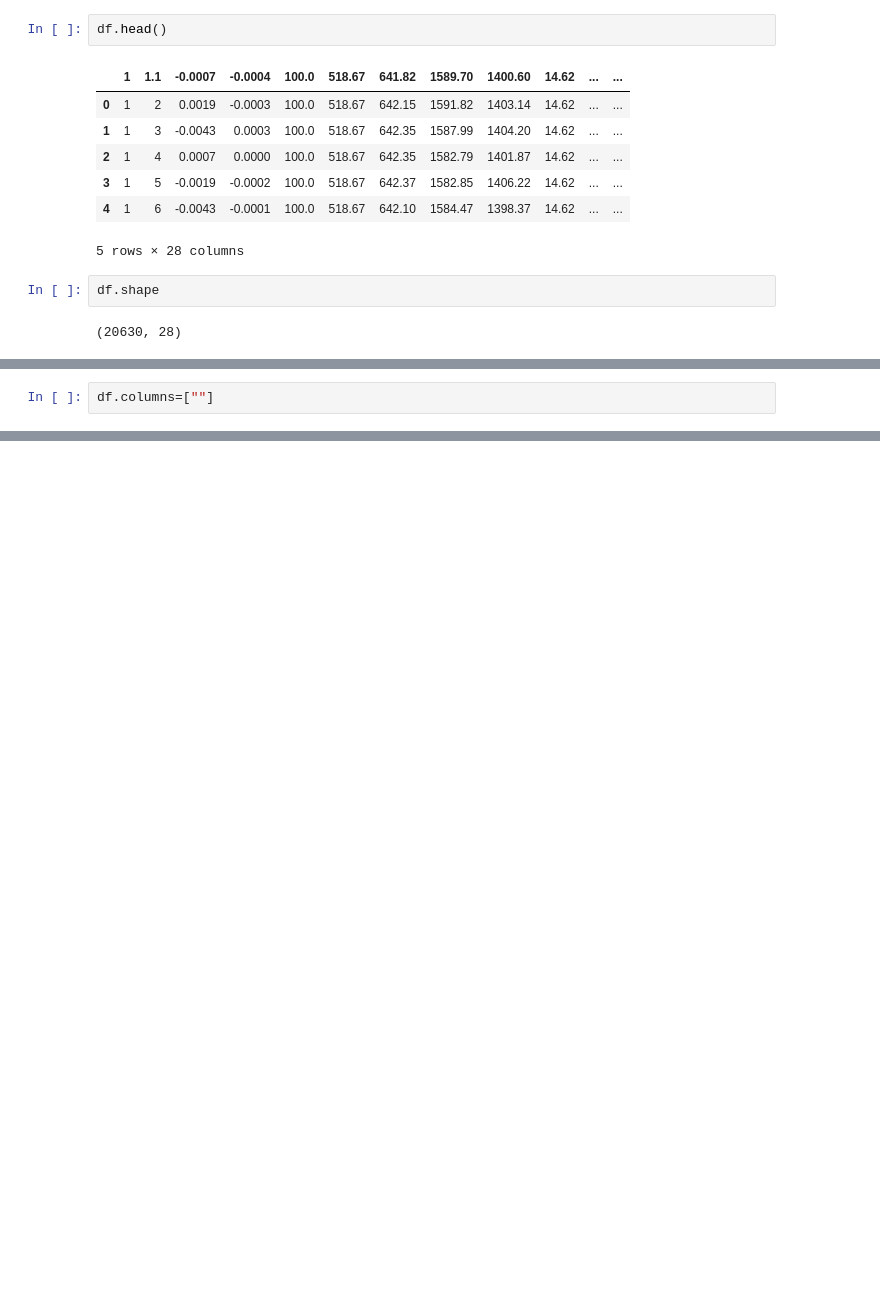
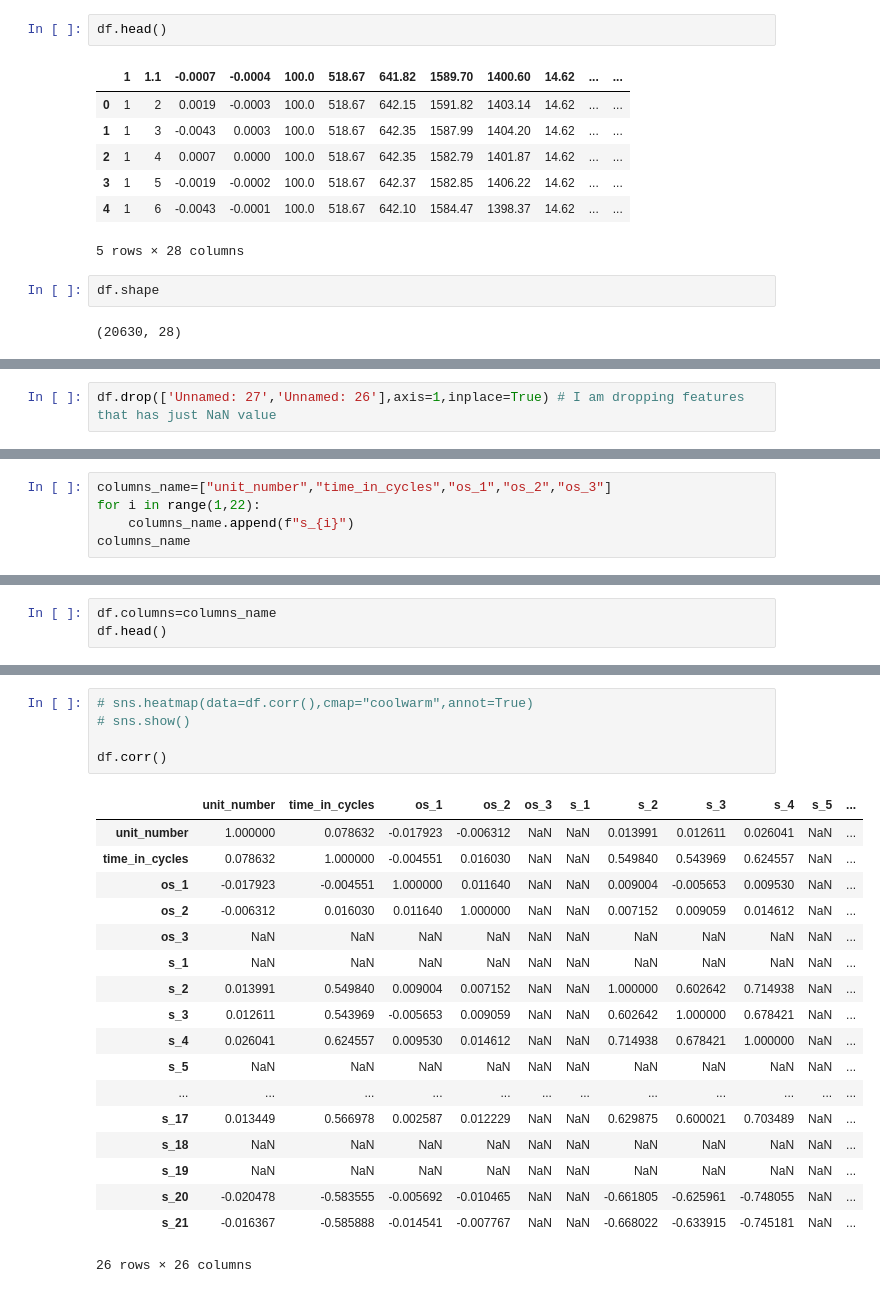
Before and after one commit to berkaylacinkaya/NASA_CMAPSS_TURBOFAN_ENGINE-PdM-, a Jupyter notebook: main.ipynb, the cells around one changed output, grey strips where cells are left out. Saved outputs shown, nothing was run; the diff lists cells and outputs as text; blank space fills up the shorter version.

Commit message:
Columns names and NaN feature cleaning

```diff
--- a/main.ipynb
+++ b/main.ipynb
@@ -96,0 +90,2 @@ df.shape
+# %%
+df.drop(['Unnamed: 27','Unnamed: 26'],axis=1,inplace=True) # I am dropping features that has just NaN value
@@ -96,0 +100,5 @@ df.shape
+# %%
+columns_name=["unit_number","time_in_cycles","os_1","os_2","os_3"]
+for i in range(1,22):
+    columns_name.append(f"s_{i}")
+columns_name
@@ -97,2 +123,3 @@ df.shape
 # %%
-df.columns=[""]
+df.columns=columns_name
+df.head()
@@ -98,0 +175,24 @@ df.columns=[""]
+# %%
+# sns.heatmap(data=df.corr(),cmap="coolwarm",annot=True)
+# sns.show()
+
+df.corr()
+# %% [output]
+|  | unit_number | time_in_cycles | os_1 | os_2 | os_3 | s_1 | s_2 | s_3 | s_4 | s_5 | ... |
+| unit_number | 1.000000 | 0.078632 | -0.017923 | -0.006312 | NaN | NaN | 0.013991 | 0.012611 | 0.026041 | NaN | ... |
+| time_in_cycles | 0.078632 | 1.000000 | -0.004551 | 0.016030 | NaN | NaN | 0.549840 | 0.543969 | 0.624557 | NaN | ... |
+| os_1 | -0.017923 | -0.004551 | 1.000000 | 0.011640 | NaN | NaN | 0.009004 | -0.005653 | 0.009530 | NaN | ... |
+| os_2 | -0.006312 | 0.016030 | 0.011640 | 1.000000 | NaN | NaN | 0.007152 | 0.009059 | 0.014612 | NaN | ... |
+| os_3 | NaN | NaN | NaN | NaN | NaN | NaN | NaN | NaN | NaN | NaN | ... |
+| s_1 | NaN | NaN | NaN | NaN | NaN | NaN | NaN | NaN | NaN | NaN | ... |
+| s_2 | 0.013991 | 0.549840 | 0.009004 | 0.007152 | NaN | NaN | 1.000000 | 0.602642 | 0.714938 | NaN | ... |
+| s_3 | 0.012611 | 0.543969 | -0.005653 | 0.009059 | NaN | NaN | 0.602642 | 1.000000 | 0.678421 | NaN | ... |
+| s_4 | 0.026041 | 0.624557 | 0.009530 | 0.014612 | NaN | NaN | 0.714938 | 0.678421 | 1.000000 | NaN | ... |
+| s_5 | NaN | NaN | NaN | NaN | NaN | NaN | NaN | NaN | NaN | NaN | ... |
+| ... | ... | ... | ... | ... | ... | ... | ... | ... | ... | ... | ... |
+| s_17 | 0.013449 | 0.566978 | 0.002587 | 0.012229 | NaN | NaN | 0.629875 | 0.600021 | 0.703489 | NaN | ... |
+| s_18 | NaN | NaN | NaN | NaN | NaN | NaN | NaN | NaN | NaN | NaN | ... |
+| s_19 | NaN | NaN | NaN | NaN | NaN | NaN | NaN | NaN | NaN | NaN | ... |
+| s_20 | -0.020478 | -0.583555 | -0.005692 | -0.010465 | NaN | NaN | -0.661805 | -0.625961 | -0.748055 | NaN | ... |
+| s_21 | -0.016367 | -0.585888 | -0.014541 | -0.007767 | NaN | NaN | -0.668022 | -0.633915 | -0.745181 | NaN | ... |
+26 rows × 26 columns
```
Also changed, not shown: parts of 7 cells of this notebook.
